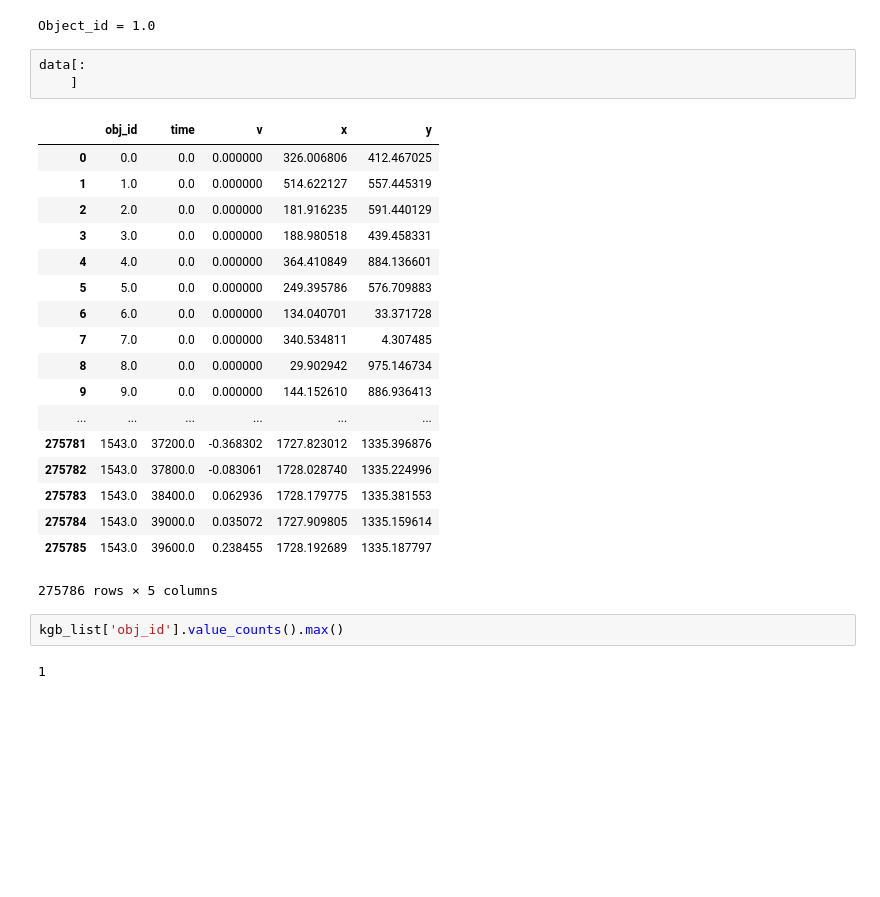
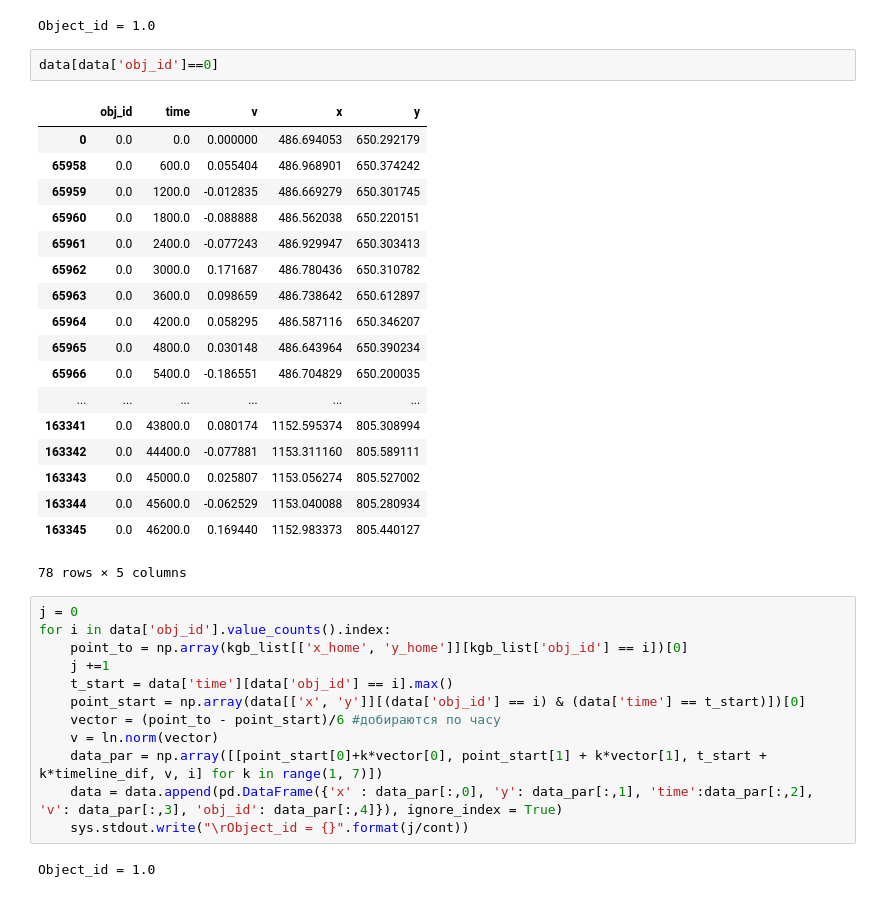
Before and after one commit to medzumi/iot_transport, a Jupyter notebook: Pechorin_Data_City.ipynb, the cells around one changed output. Cells and saved outputs as stored; diff of their text form; blank space fills up the shorter version.

```diff
--- a/Pechorin_Data_City.ipynb
+++ b/Pechorin_Data_City.ipynb
@@ -104,29 +104,38 @@ for i in data['obj_id'].value_counts().index:
     data = data.append(data_par, ignore_index = True)
 # %% [output]
 Object_id = 1.0
-# %%
-data[:
-    ]
-# %% [output]
-|  | obj_id | time | v | x | y |
-| 0 | 0.0 | 0.0 | 0.000000 | 326.006806 | 412.467025 |
-| 1 | 1.0 | 0.0 | 0.000000 | 514.622127 | 557.445319 |
-| 2 | 2.0 | 0.0 | 0.000000 | 181.916235 | 591.440129 |
-| 3 | 3.0 | 0.0 | 0.000000 | 188.980518 | 439.458331 |
-| 4 | 4.0 | 0.0 | 0.000000 | 364.410849 | 884.136601 |
-| 5 | 5.0 | 0.0 | 0.000000 | 249.395786 | 576.709883 |
-| 6 | 6.0 | 0.0 | 0.000000 | 134.040701 | 33.371728 |
-| 7 | 7.0 | 0.0 | 0.000000 | 340.534811 | 4.307485 |
-| 8 | 8.0 | 0.0 | 0.000000 | 29.902942 | 975.146734 |
-| 9 | 9.0 | 0.0 | 0.000000 | 144.152610 | 886.936413 |
-| ... | ... | ... | ... | ... | ... |
-| 275781 | 1543.0 | 37200.0 | -0.368302 | 1727.823012 | 1335.396876 |
-| 275782 | 1543.0 | 37800.0 | -0.083061 | 1728.028740 | 1335.224996 |
-| 275783 | 1543.0 | 38400.0 | 0.062936 | 1728.179775 | 1335.381553 |
-| 275784 | 1543.0 | 39000.0 | 0.035072 | 1727.909805 | 1335.159614 |
-| 275785 | 1543.0 | 39600.0 | 0.238455 | 1728.192689 | 1335.187797 |
-275786 rows × 5 columns
-# %%
-kgb_list['obj_id'].value_counts().max()
-# %% [output]
-1
+# %%
+data[data['obj_id']==0]
+# %% [output]
+|  | obj_id | time | v | x | y |
+| 0 | 0.0 | 0.0 | 0.000000 | 486.694053 | 650.292179 |
+| 65958 | 0.0 | 600.0 | 0.055404 | 486.968901 | 650.374242 |
+| 65959 | 0.0 | 1200.0 | -0.012835 | 486.669279 | 650.301745 |
+| 65960 | 0.0 | 1800.0 | -0.088888 | 486.562038 | 650.220151 |
+| 65961 | 0.0 | 2400.0 | -0.077243 | 486.929947 | 650.303413 |
+| 65962 | 0.0 | 3000.0 | 0.171687 | 486.780436 | 650.310782 |
+| 65963 | 0.0 | 3600.0 | 0.098659 | 486.738642 | 650.612897 |
+| 65964 | 0.0 | 4200.0 | 0.058295 | 486.587116 | 650.346207 |
+| 65965 | 0.0 | 4800.0 | 0.030148 | 486.643964 | 650.390234 |
+| 65966 | 0.0 | 5400.0 | -0.186551 | 486.704829 | 650.200035 |
+| ... | ... | ... | ... | ... | ... |
+| 163341 | 0.0 | 43800.0 | 0.080174 | 1152.595374 | 805.308994 |
+| 163342 | 0.0 | 44400.0 | -0.077881 | 1153.311160 | 805.589111 |
+| 163343 | 0.0 | 45000.0 | 0.025807 | 1153.056274 | 805.527002 |
+| 163344 | 0.0 | 45600.0 | -0.062529 | 1153.040088 | 805.280934 |
+| 163345 | 0.0 | 46200.0 | 0.169440 | 1152.983373 | 805.440127 |
+78 rows × 5 columns
+# %%
+j = 0
+for i in data['obj_id'].value_counts().index:
+    point_to = np.array(kgb_list[['x_home', 'y_home']][kgb_list['obj_id'] == i])[0]
+    j +=1
+    t_start = data['time'][data['obj_id'] == i].max()
+    point_start = np.array(data[['x', 'y']][(data['obj_id'] == i) & (data['time'] == t_start)])[0]
+    vector = (point_to - point_start)/6 #добираются по часу
+    v = ln.norm(vector)
+    data_par = np.array([[point_start[0]+k*vector[0], point_start[1] + k*vector[1], t_start + k*timeline_dif, v, i] for k in range(1, 7)])
+    data = data.append(pd.DataFrame({'x' : data_par[:,0], 'y': data_par[:,1], 'time':data_par[:,2], 'v': data_par[:,3], 'obj_id': data_par[:,4]}), ignore_index = True)
+    sys.stdout.write("\rObject_id = {}".format(j/cont))
+# %% [output]
+Object_id = 1.0
```
Also changed, not shown: parts of 2 cells of this notebook.
